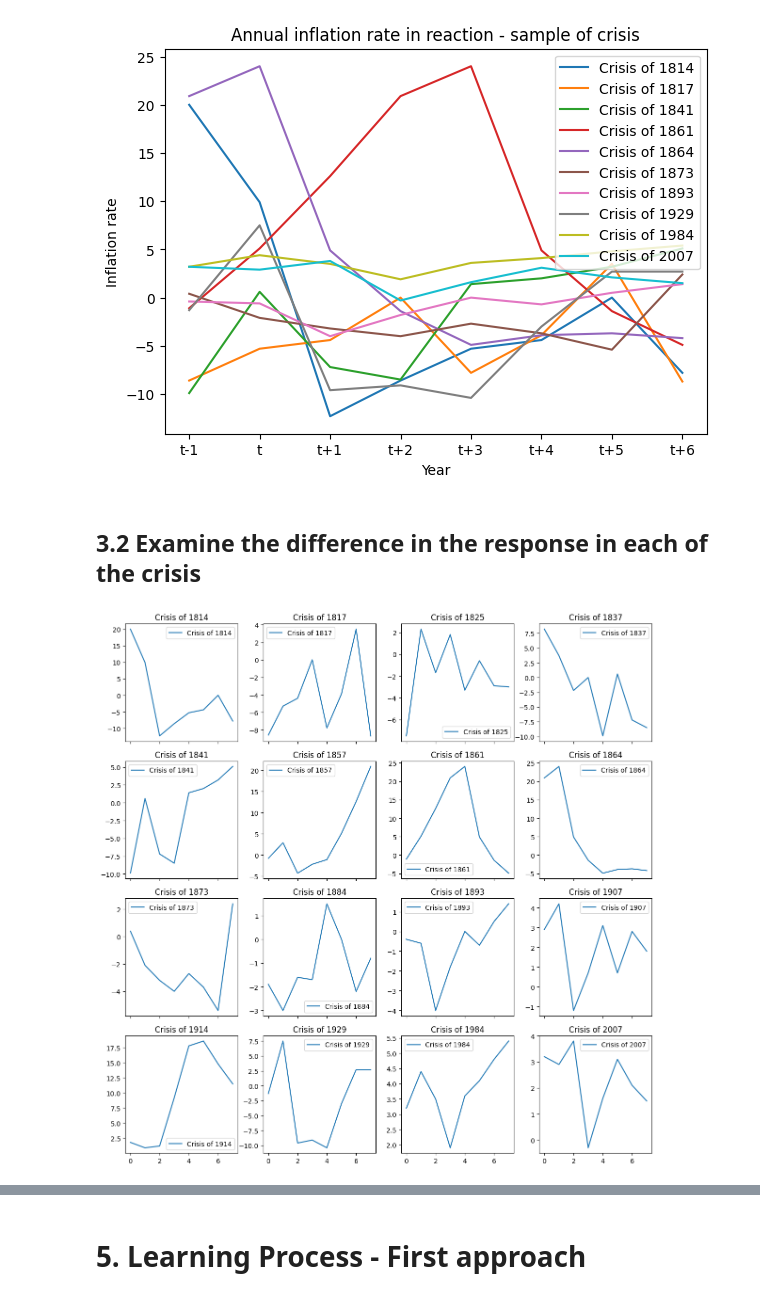
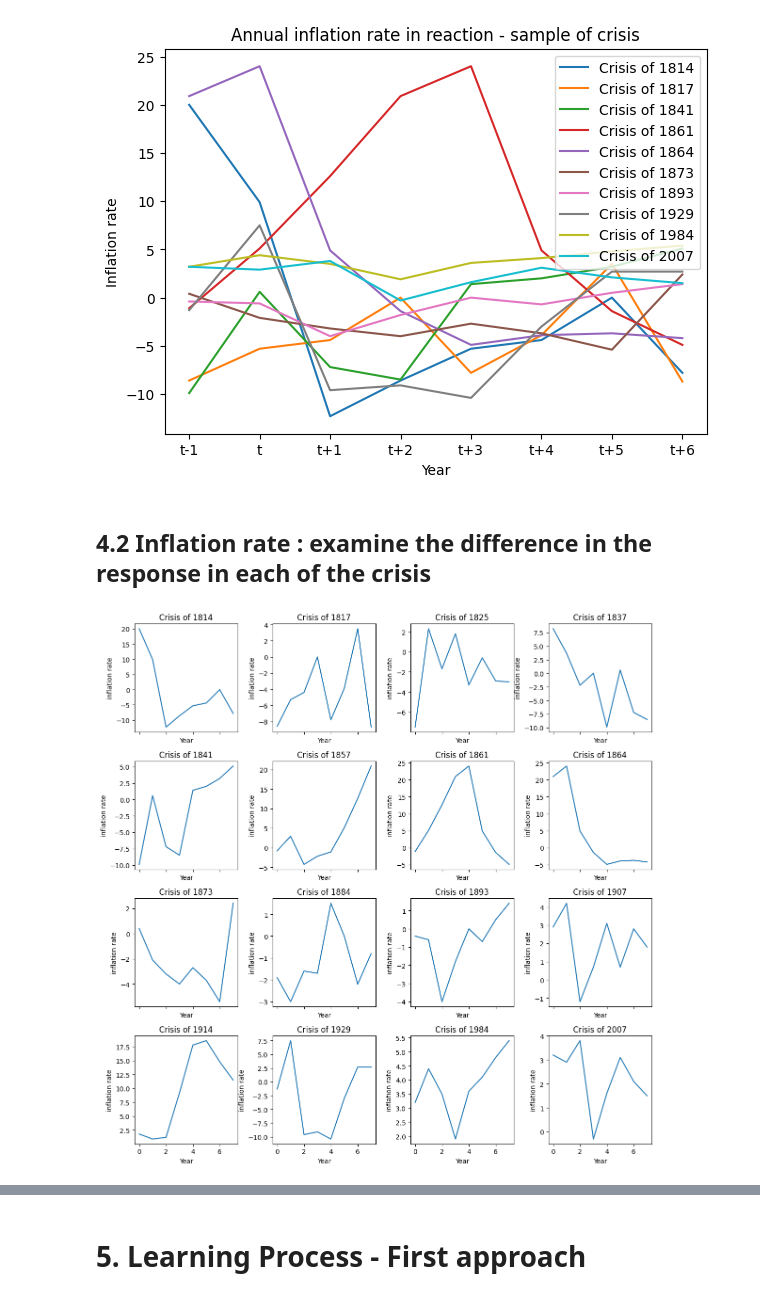
Before and after one commit to blengereau/Depression-and-recovery, a Jupyter notebook: code/financial_crisis_by_country.ipynb, the cells around one changed output, grey strips where cells are left out. Saved outputs shown, nothing was run; the diff lists cells and outputs as text; code cells hidden in the pictures.

```diff
--- a/code/financial_crisis_by_country.ipynb
+++ b/code/financial_crisis_by_country.ipynb
@@ -434,7 +751,7 @@ plt.show()
 # %% [output]
 [figure]
 # %%
-crisis_dict = {}
+crisis_dict_inflation = {}
 for key, value in zip(banking_crisis_first_year,inflation_series):
-    crisis_dict[f"Crisis of {key}"]=value
+    crisis_dict_inflation[f"Crisis of {key}"]=value
 # %%
@@ -461,25 +782,27 @@ plt.show()
 # %% [output]
 [figure]
 # %% [markdown]
-## 3.2 Examine the difference in the response in each of the crisis
+## 4.2 Inflation rate : examine the difference in the response in each of the crisis
 # %%
 fig, axes = plt.subplots(nrows=4, ncols=4, figsize=(12, 12), sharex=True)
 
 # Flatten the axes array for easier indexing
 axes = axes.flatten()
 
 # Plot each series in a separate subplot
-for i, (series_name, series_data) in enumerate(crisis_dict.items()):
+for i, (series_name, series_data) in enumerate(crisis_dict_inflation.items()):
     row = i // 4
     col = i % 4
     axes[i].plot(series_data, label=series_name)
     axes[i].set_title(series_name)
-    axes[i].legend()
+    axes[i].set_xlabel('Year')
+    axes[i].set_ylabel('inflation rate')
+    # axes[i].legend()
 
 # Adjust layout for better spacing
 plt.tight_layout()
 
 # Show the plot
 plt.show()
 # %% [output]
-[figure, old version]
+[figure, new version]
```
Also changed, not shown: parts of 64 cells of this notebook, 1 other file.
